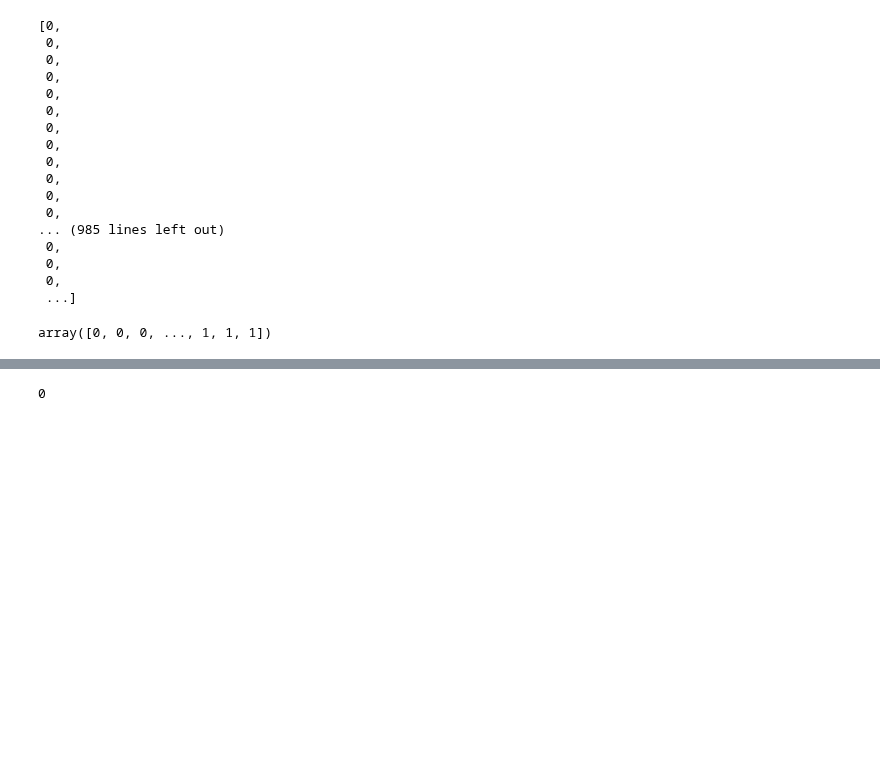
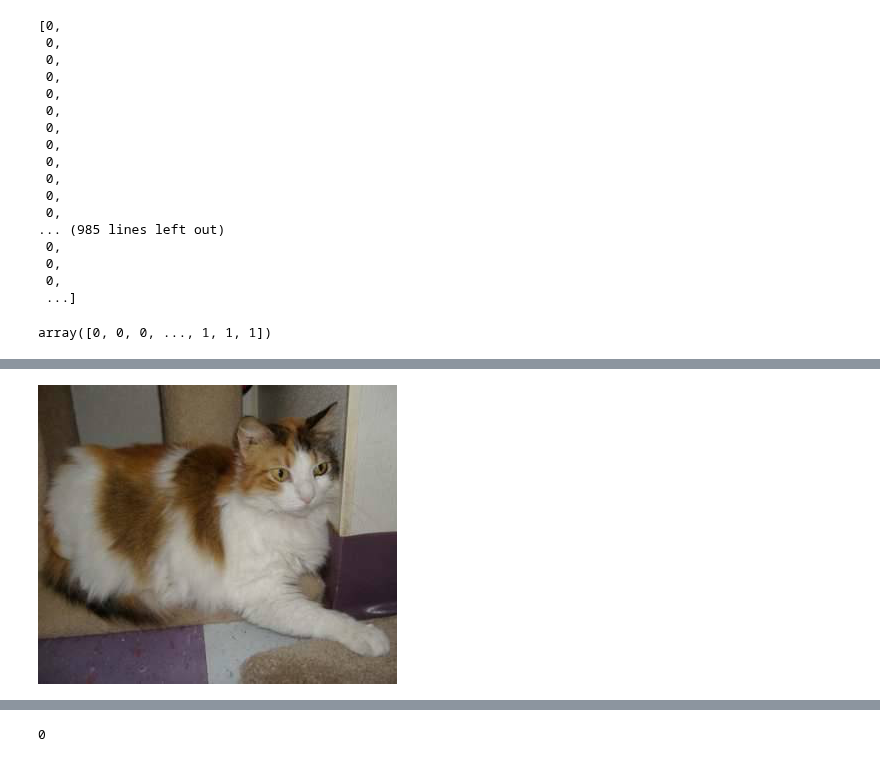
Before and after one commit to agoila/fastai, a Jupyter notebook: courses/dl1/lesson1-replicate.ipynb, the cells around one changed output, grey strips where cells are left out. Saved outputs shown, nothing was run; the diff lists cells and outputs as text; code cells hidden in the pictures; blank space fills up the shorter version.

Commit message:
explore dataset.py

```diff
--- a/courses/dl1/lesson1-replicate.ipynb
+++ b/courses/dl1/lesson1-replicate.ipynb
@@ -198,5 +198,9 @@ trn,val = [folder_source(PATH, o) for o in ('train', 'valid')]
 test_fnames = None
 datasets = ImageClassifierData.get_ds(FilesIndexArrayDataset, trn, val, tfms=tfms_from_model(f_model=resnet34, sz=224),
                                       path=PATH, test=test_fnames)
+# %%
+datasets[0].get_x(1000)
+# %% [output]
+[figure, added]
 # %%
 data_1 = [f for f in datasets[1]]
```
Also changed, not shown: parts of 12 cells of this notebook.
